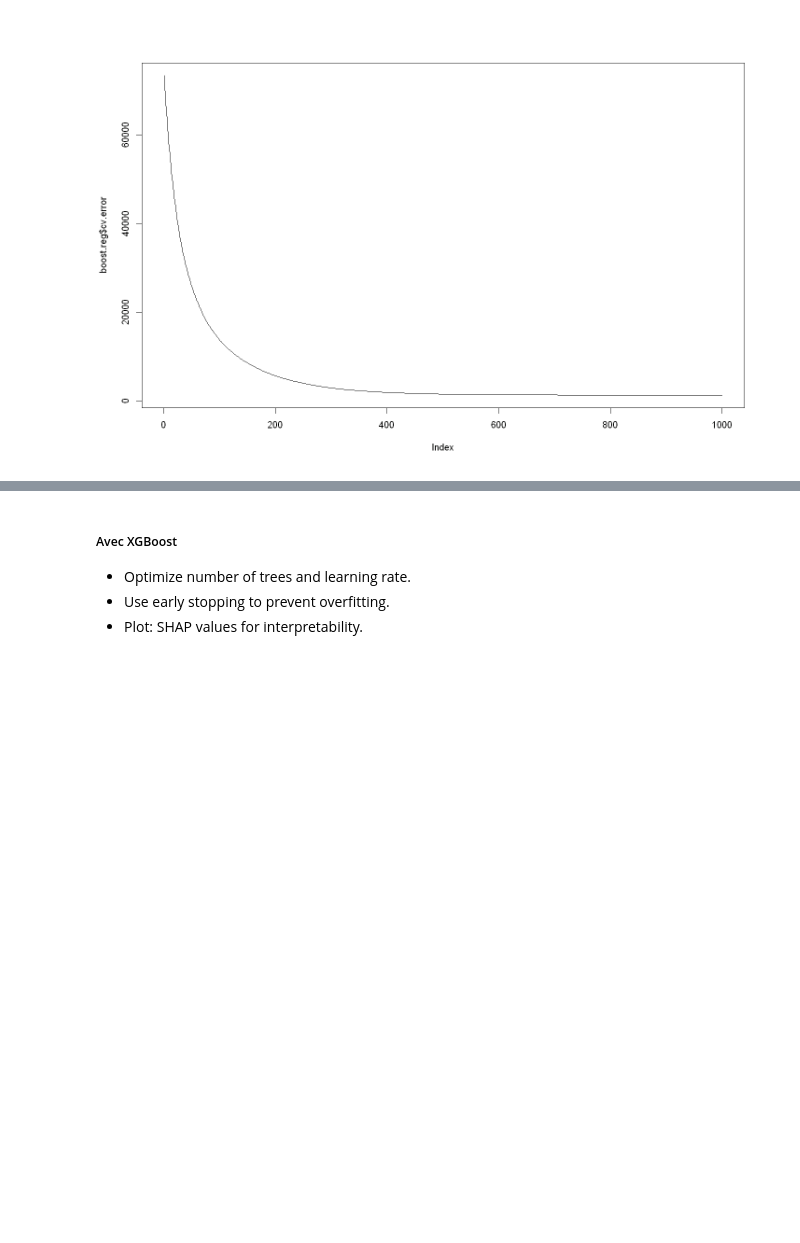
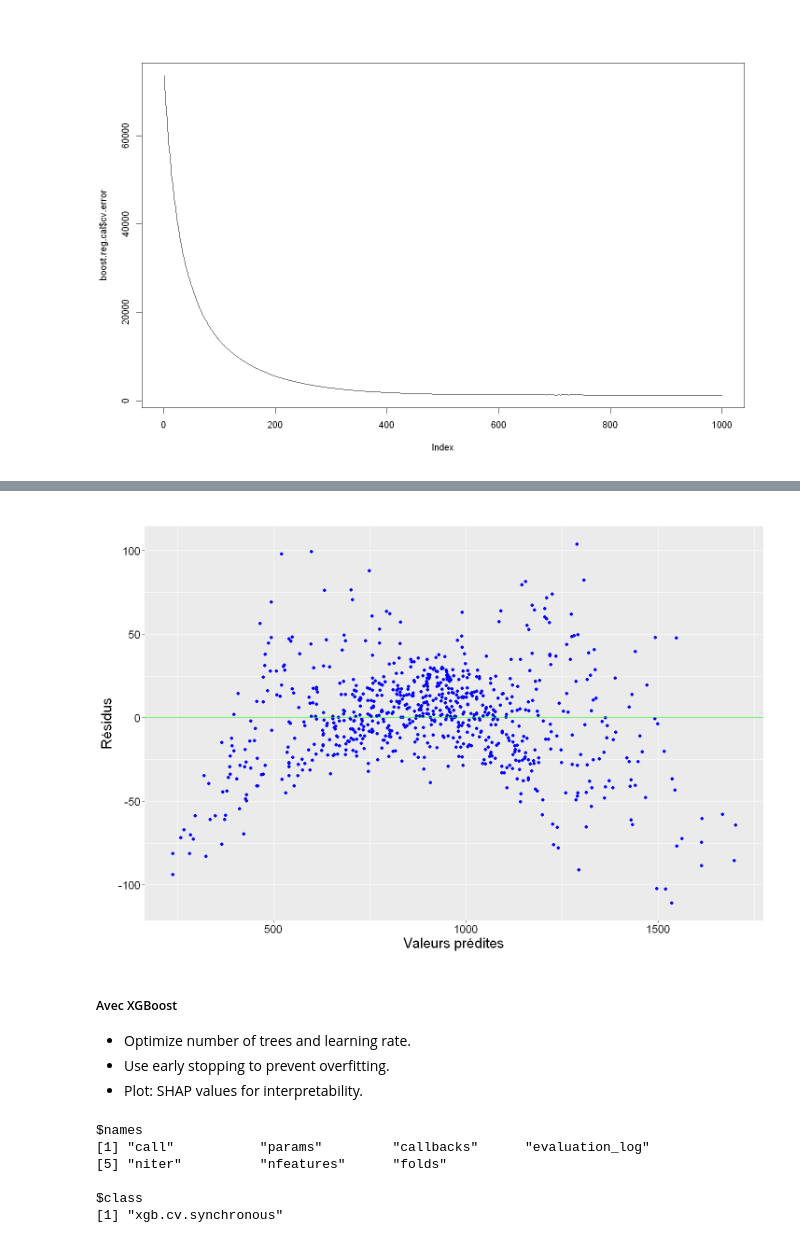
Before and after one commit to Dorianhgn/ProjetML4A, a Jupyter notebook: Calories_Burned/Dorian/R.ipynb, the cells around one changed output, grey strips where cells are left out. Cells and saved outputs as stored; diff of their text form; code cells hidden in the pictures; blank space fills up the shorter version.

```diff
--- a/Calories_Burned/Dorian/R.ipynb
+++ b/Calories_Burned/Dorian/R.ipynb
@@ -725,0 +743,6 @@ best.iter=gbm.perf(boost.reg,method="cv")
+# %%
+fit.boostr.cal <- boost.reg.cal$fit
+res.boostr.cal <- fit.boostr.cal - gym_train[,"Calories_Burned"]
+gplot.res(fit.boostr.cal, res.boostr.cal, titre="")
+# %% [output]
+[figure, added]
@@ -730,0 +785,9 @@ best.iter=gbm.perf(boost.reg,method="cv")
+# %%
+attributes(xgb.reg.cal)
+# %% [output]
+$names
+[1] "call"           "params"         "callbacks"      "evaluation_log"
+[5] "niter"          "nfeatures"      "folds"
+
+$class
+[1] "xgb.cv.synchronous"
```
Also changed, not shown: parts of 9 cells of this notebook.
